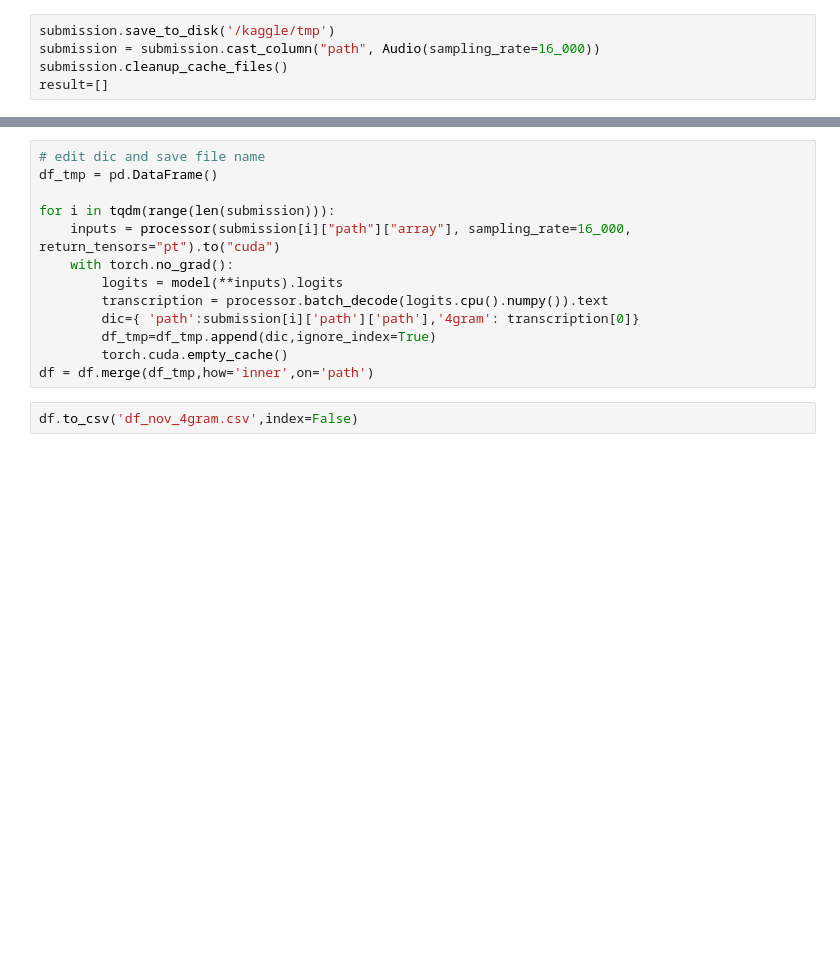
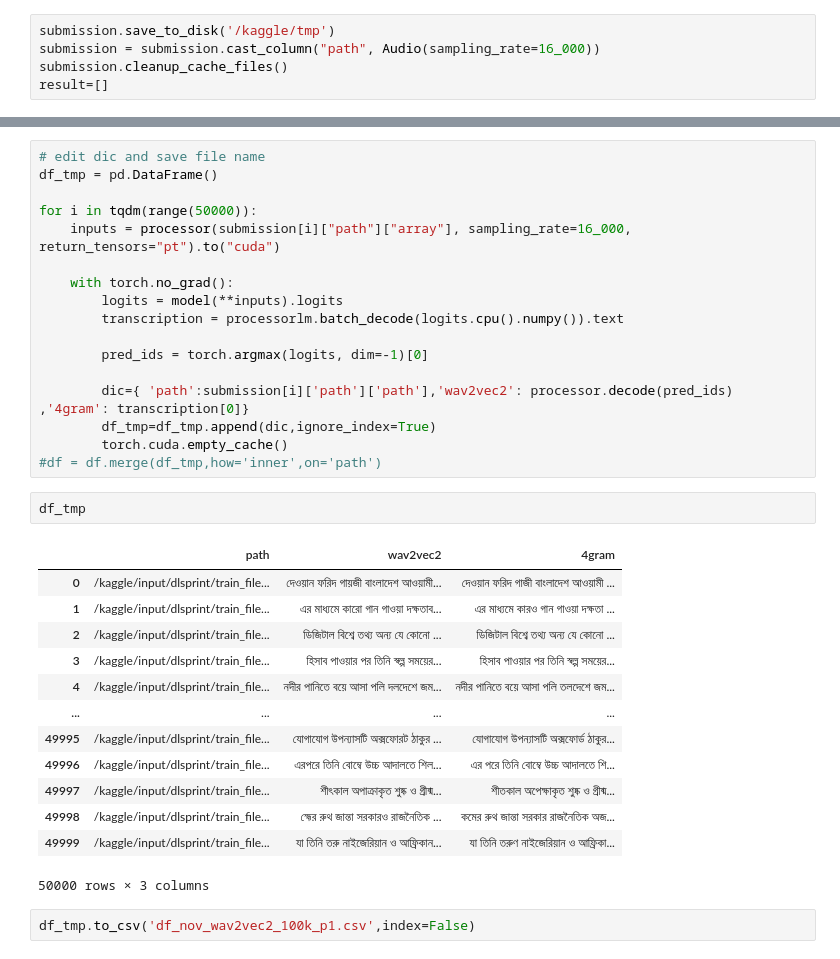
Before and after one commit to mushrafi88/asr_bangla, a Jupyter notebook: wav2vec2_asr/wav2vec2-arpa-nov.ipynb, the cells around one changed output, grey strips where cells are left out. Saved outputs shown, nothing was run; the diff lists cells and outputs as text; blank space fills up the shorter version.

```diff
--- a/wav2vec2_asr/wav2vec2-arpa-nov.ipynb
+++ b/wav2vec2_asr/wav2vec2-arpa-nov.ipynb
@@ -311,14 +398,34 @@ Dataset({
 # edit dic and save file name
 df_tmp = pd.DataFrame()
 
-for i in tqdm(range(len(submission))):
+for i in tqdm(range(50000)):
     inputs = processor(submission[i]["path"]["array"], sampling_rate=16_000, return_tensors="pt").to("cuda")
+
     with torch.no_grad():
         logits = model(**inputs).logits
-        transcription = processor.batch_decode(logits.cpu().numpy()).text
-        dic={ 'path':submission[i]['path']['path'],'4gram': transcription[0]}
+        transcription = processorlm.batch_decode(logits.cpu().numpy()).text
+
+        pred_ids = torch.argmax(logits, dim=-1)[0]
+
+        dic={ 'path':submission[i]['path']['path'],'wav2vec2': processor.decode(pred_ids) ,'4gram': transcription[0]}
         df_tmp=df_tmp.append(dic,ignore_index=True)
         torch.cuda.empty_cache()
-df = df.merge(df_tmp,how='inner',on='path')
+#df = df.merge(df_tmp,how='inner',on='path')
+# %%
+df_tmp
+# %% [output]
+|  | path | wav2vec2 | 4gram |
+| 0 | /kaggle/input/dlsprint/train_file... | দেওয়ান ফরিদ গায়জী বাংলাদেশ আওয়ামী... | দেওয়ান ফরিদ গাজী বাংলাদেশ আওয়ামী ... |
+| 1 | /kaggle/input/dlsprint/train_file... | এর মাধ্যমে কারো গান গাওয়া দক্ষতাব... | এর মাধ্যমে কারও গান গাওয়া দক্ষতা ... |
+| 2 | /kaggle/input/dlsprint/train_file... | ডিজিটাল বিশ্বে তথ্য অন্য যে কোনো ... | ডিজিটাল বিশ্বে তথ্য অন্য যে কোনো ... |
+| 3 | /kaggle/input/dlsprint/train_file... | হিসাব পাওয়ার পর তিনি স্বল্প সময়ের... | হিসাব পাওয়ার পর তিনি স্বল্প সময়ের... |
+| 4 | /kaggle/input/dlsprint/train_file... | নদীর পানিতে বয়ে আসা পলি দলদেশে জম... | নদীর পানিতে বয়ে আসা পলি তলদেশে জম... |
+| ... | ... | ... | ... |
+| 49995 | /kaggle/input/dlsprint/train_file... | যোগাযোগ উপন্যাসটি অক্সফোরট ঠাকুর ... | যোগাযোগ উপন্যাসটি অক্সফোর্ড ঠাকুর... |
+| 49996 | /kaggle/input/dlsprint/train_file... | এরপরে তিনি বোম্বে উচ্চ আদালতে শিল... | এর পরে তিনি বোম্বে উচ্চ আদালতে শি... |
+| 49997 | /kaggle/input/dlsprint/train_file... | শীৎকাল অপাক্রাকৃত শুষ্ক ও গ্রীষ্ম... | শীতকাল অপেক্ষাকৃত শুষ্ক ও গ্রীষ্ম... |
+| 49998 | /kaggle/input/dlsprint/train_file... | হ্মের রুথ জান্তা সরকারও রাজনৈতিক ... | কমের রুথ জান্তা সরকার রাজনৈতিক অজ... |
+| 49999 | /kaggle/input/dlsprint/train_file... | যা তিনি তরু নাইজেরিয়ান ও আফ্রিকান... | যা তিনি তরুণ নাইজেরিয়ান ও আফ্রিকা... |
+50000 rows × 3 columns
 # %%
-df.to_csv('df_nov_4gram.csv',index=False)
+df_tmp.to_csv('df_nov_wav2vec2_100k_p1.csv',index=False)
```
Also changed, not shown: parts of 21 cells of this notebook.
